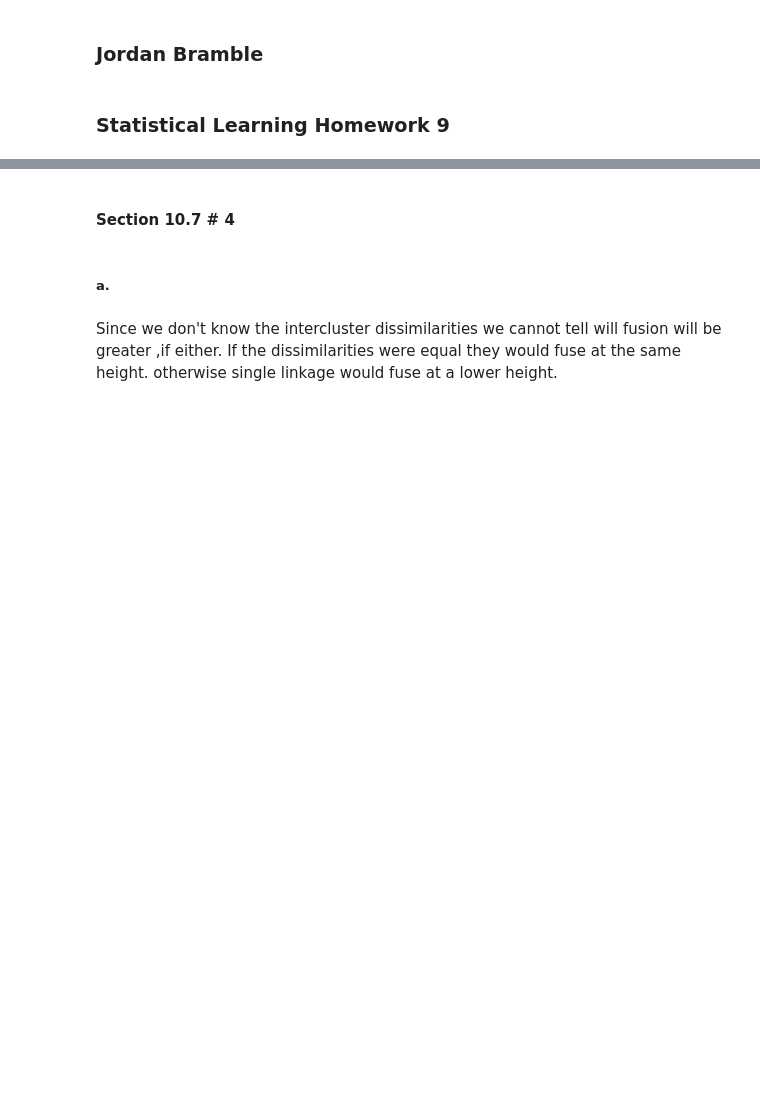
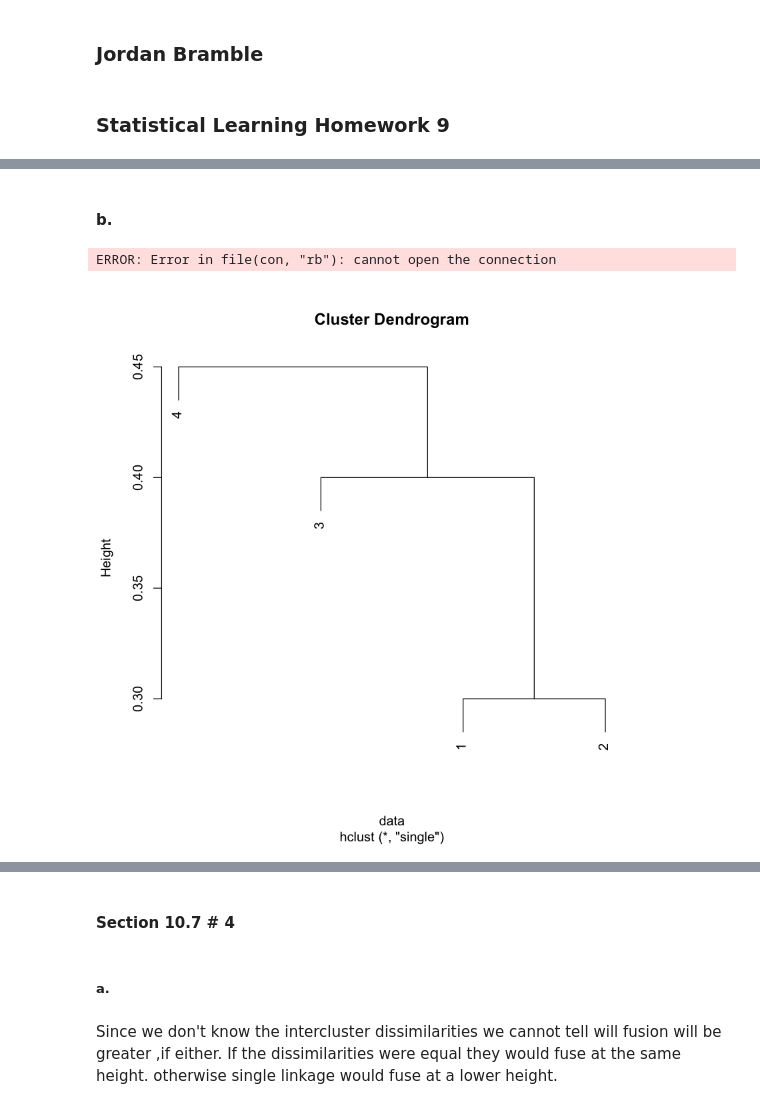
Before and after one commit to jbrambleDC/statistical-learning, a Jupyter notebook: Homework9.ipynb, the cells around one changed output, grey strips where cells are left out. Cells and saved outputs as stored; diff of their text form; code cells hidden in the pictures; blank space fills up the shorter version.

```diff
--- a/Homework9.ipynb
+++ b/Homework9.ipynb
@@ -4,0 +18,7 @@
+# %% [markdown]
+#### b.
+# %%
+plot(hclust(data, method="single"))
+# %% [output]
+ERROR: Error in file(con, "rb"): cannot open the connection
+[figure, added]
```
Also changed, not shown: parts of 9 cells of this notebook.
